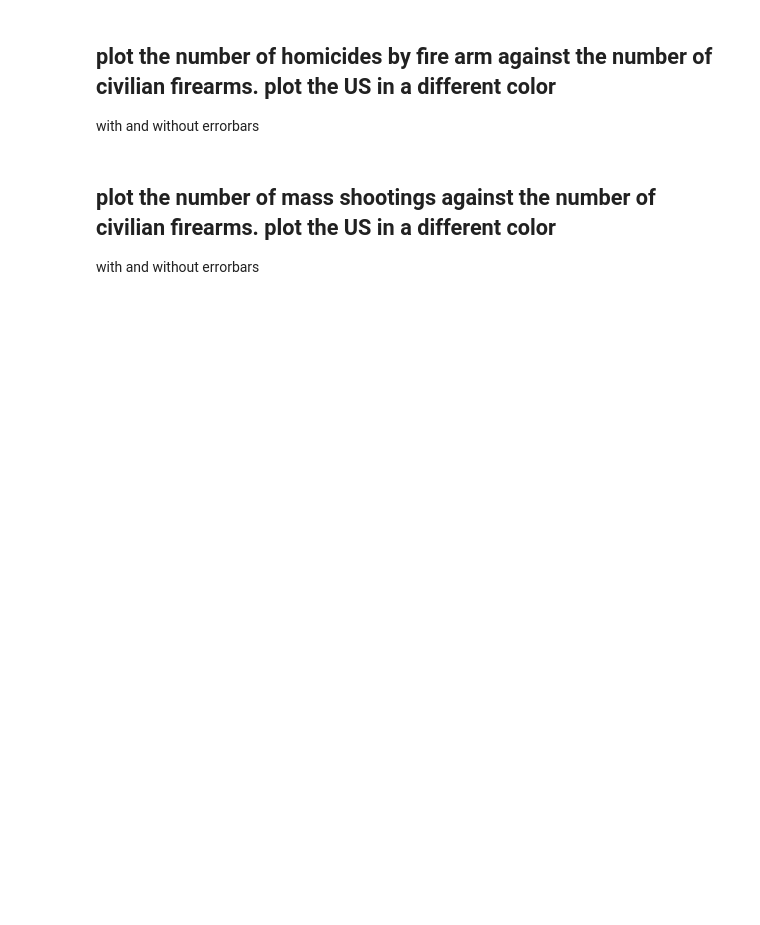
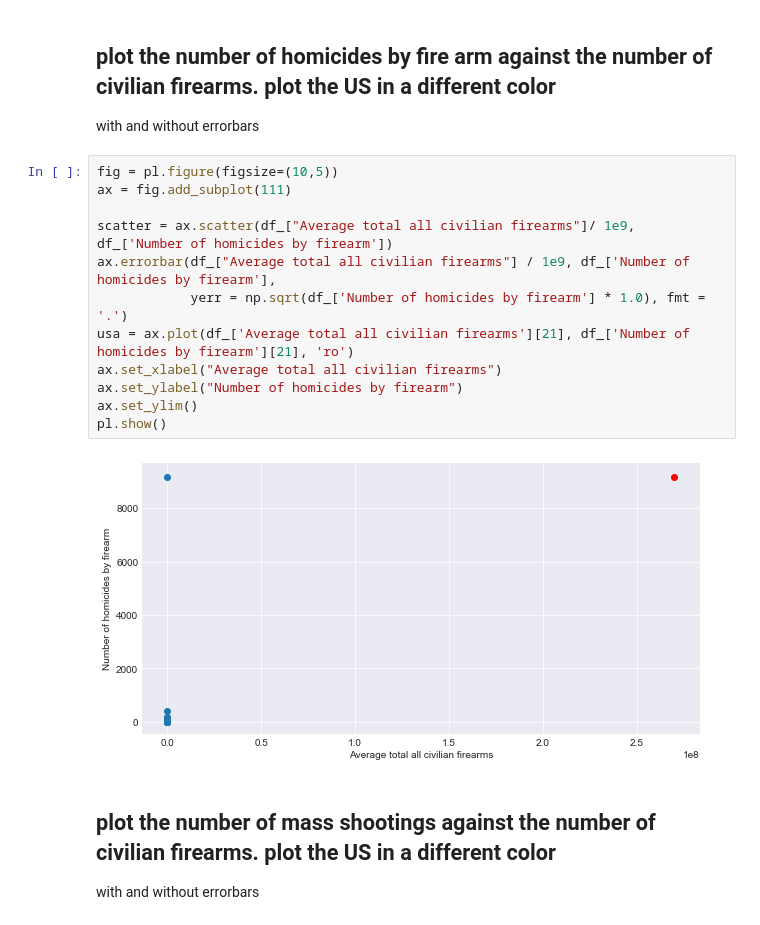
Before and after one commit to gc2300/PUI2017_gc2300, a Jupyter notebook: HW5_gc2300/HW5_A3.ipynb, the cells around one changed output. Drawn from its saved outputs; the diff is of its cells as text; blank space fills up the shorter version.

```diff
--- a/HW5_gc2300/HW5_A3.ipynb
+++ b/HW5_gc2300/HW5_A3.ipynb
@@ -183,6 +235,20 @@ ax.set_xlabel('homicides by firearm per 1000 people');
 # %% [markdown]
 ## plot the number of  homicides by fire arm against the number of civilian firearms. plot the  US in a different color
 with and without errorbars
+# %%
+fig = pl.figure(figsize=(10,5))
+ax = fig.add_subplot(111)
+
+scatter = ax.scatter(df_["Average total all civilian firearms"]/ 1e9, df_['Number of homicides by firearm'])
+ax.errorbar(df_["Average total all civilian firearms"] / 1e9, df_['Number of homicides by firearm'],
+            yerr = np.sqrt(df_['Number of homicides by firearm'] * 1.0), fmt = '.')
+usa = ax.plot(df_['Average total all civilian firearms'][21], df_['Number of homicides by firearm'][21], 'ro')
+ax.set_xlabel("Average total all civilian firearms")
+ax.set_ylabel("Number of homicides by firearm")
+ax.set_ylim()
+pl.show()
+# %% [output]
+[figure, added]
 # %% [markdown]
 ## plot the number of  mass shootings against the number of civilian firearms. plot the  US in a different color
 with and without errorbars
```
Also changed, not shown: parts of 32 cells of this notebook, 1 other file.
